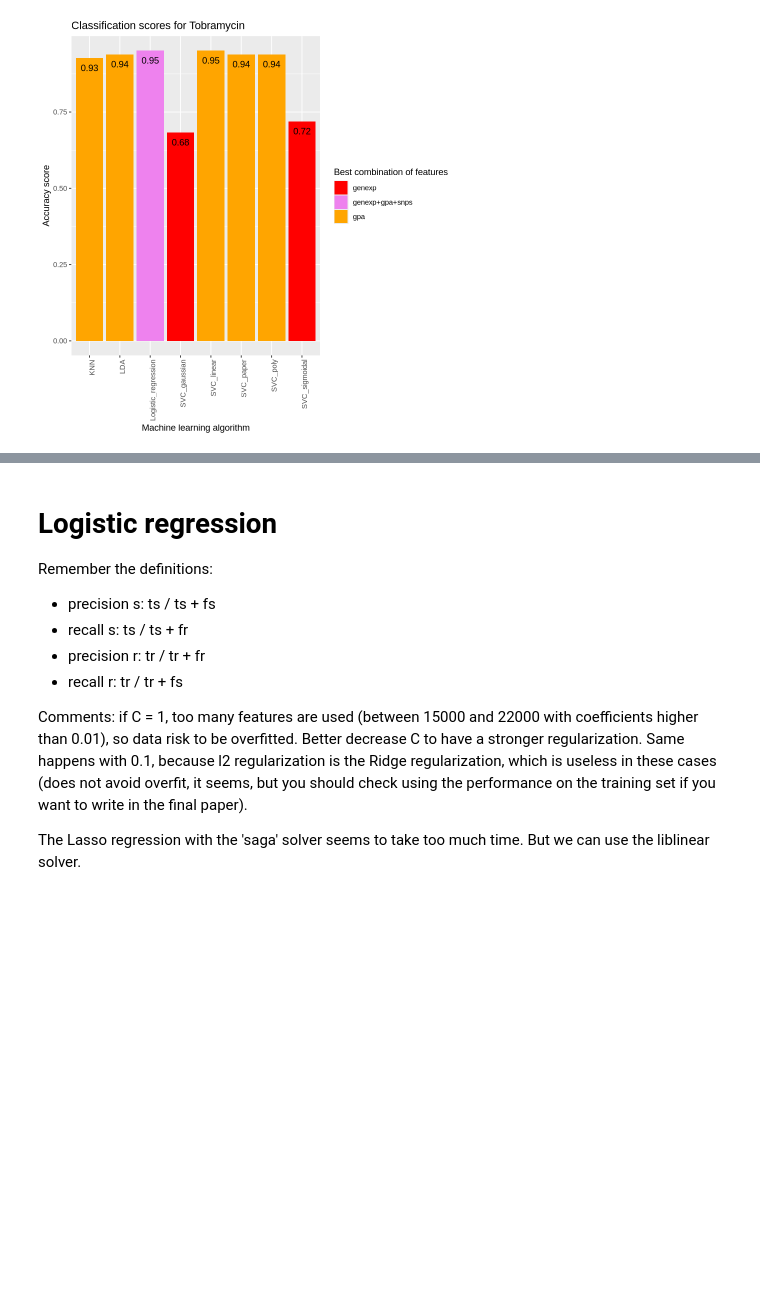
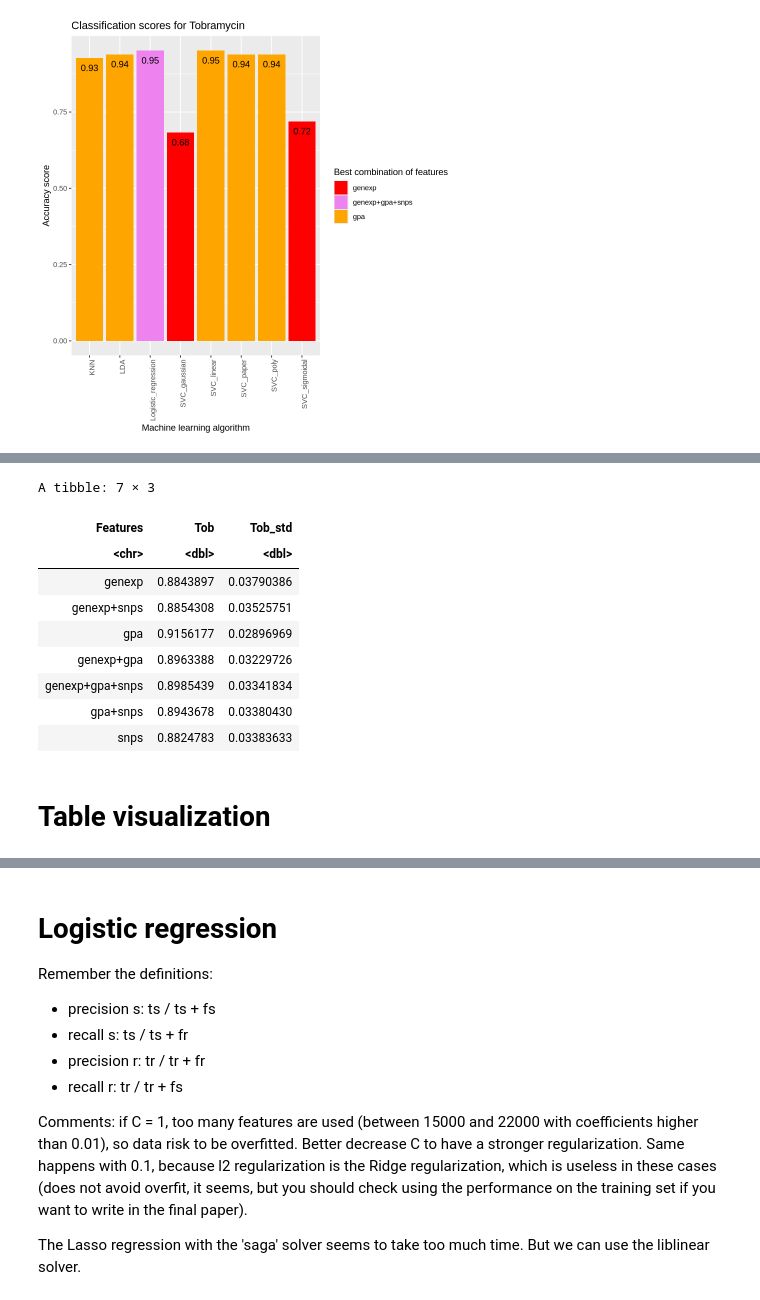
Before and after one commit to riccardo03-maker/Multiomic_integration_antimicrobial_resistance, a Jupyter notebook: r_trials.ipynb, the cells around one changed output, grey strips where cells are left out. Drawn from its saved outputs; the diff is of its cells as text; code cells hidden in the pictures; blank space fills up the shorter version.

```diff
--- a/r_trials.ipynb
+++ b/r_trials.ipynb
@@ -338,0 +342,10 @@ Saving 6.67 x 6.67 in image
+# %%
+library(tidyverse)
+scores <- read_csv(
+    "pipelines/results/ml_algorithms/svm_paper/svm_paper_cv_scores.csv"
+)
+std <- read_csv(
+    "pipelines/results/ml_algorithms/svm_paper/svm_paper_cv_std.csv"
+)
+colnames(std) <- c("Features", "Cef_std", "Cip_std", "Mer_std", "Tob_std")
+all_things <- bind_cols(scores, std)
@@ -338,0 +373,16 @@ Saving 6.67 x 6.67 in image
+# %%
+all_things %>%
+    select(c("Features", "Tob", "Tob_std"))
+# %% [output]
+A tibble: 7 × 3
+| Features | Tob | Tob_std |
+| <chr> | <dbl> | <dbl> |
+| genexp | 0.8843897 | 0.03790386 |
+| genexp+snps | 0.8854308 | 0.03525751 |
+| gpa | 0.9156177 | 0.02896969 |
+| genexp+gpa | 0.8963388 | 0.03229726 |
+| genexp+gpa+snps | 0.8985439 | 0.03341834 |
+| gpa+snps | 0.8943678 | 0.03380430 |
+| snps | 0.8824783 | 0.03383633 |
+# %% [markdown]
+# Table visualization
```
Also changed, not shown: parts of 5 cells of this notebook, 1 other file.
